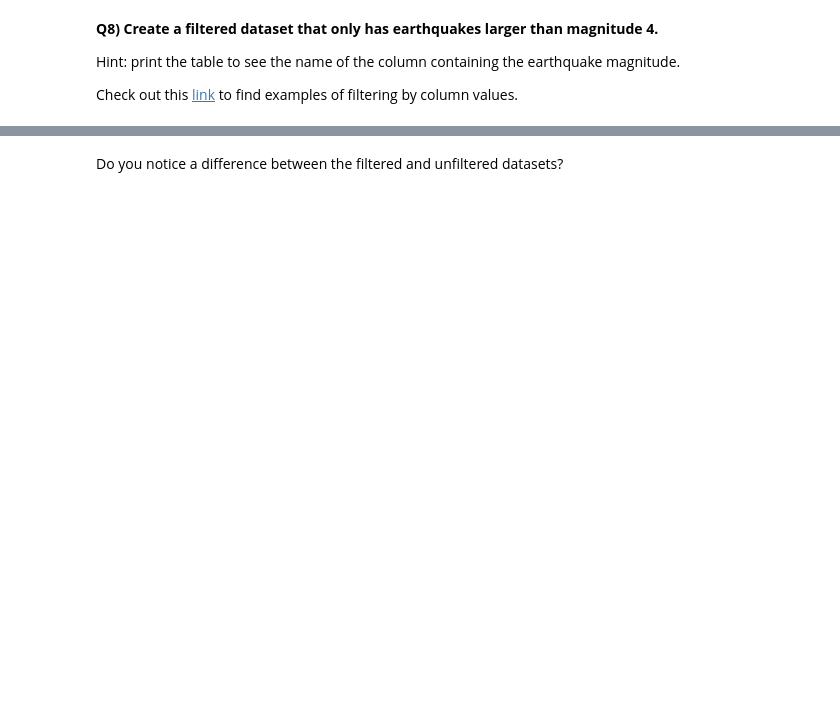
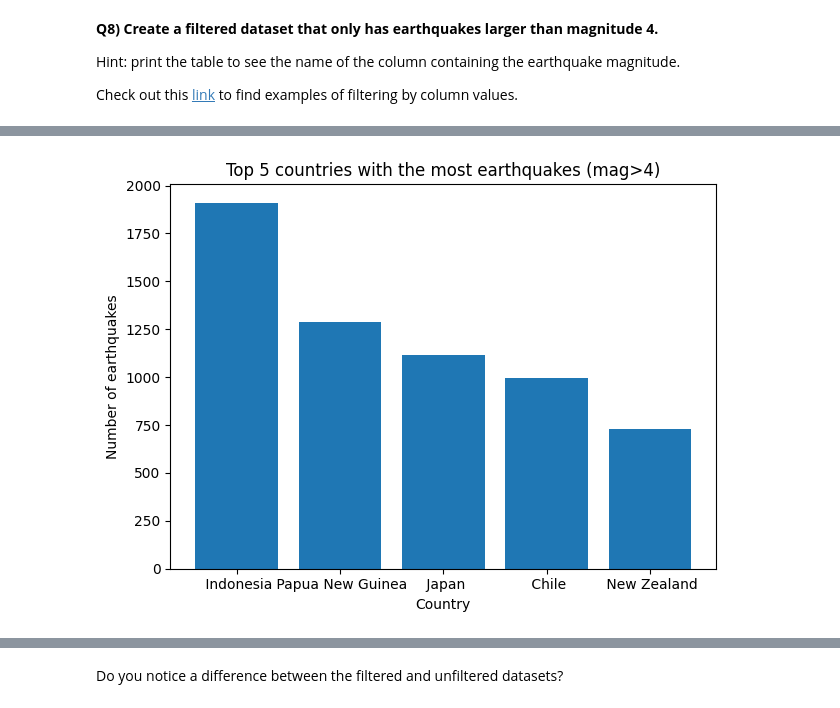
Before and after one commit to fiona-crdt/2026_Intro_Python, a Jupyter notebook: live/part-I/1.5-pandas-environmental-exercises.ipynb, the cells around one changed output, grey strips where cells are left out. Drawn from its saved outputs; the diff is of its cells as text; code cells hidden in the pictures; blank space fills up the shorter version.

```diff
--- a/live/part-I/1.5-pandas-environmental-exercises.ipynb
+++ b/live/part-I/1.5-pandas-environmental-exercises.ipynb
@@ -96,3 +110,5 @@ Check with `.head()` and `.info()` that it worked: `time` and `updated` should n
 Hint: the documentation for `read_csv` is [here](https://pandas.pydata.org/pandas-docs/stable/reference/api/pandas.read_csv.html?highlight=read_csv).
 # %%
 # Re-read the file, then check with head and info that it worked
+df = pd.read_csv(datafile, parse_dates=["time", "updated"], index_col="id")
+df.head()
@@ -121,6 +177,7 @@ Hint 2: you will use `.split()` to extract the country names. The documentation
 can be found [here](https://pandas.pydata.org/pandas-docs/stable/reference/api/pandas.Series.str.split.html?highlight=split#pandas.Series.str.split).
 # %%
 # Extract the state or country, and add it as a new column to the DataFrame called country
+df["country"] = df["place"].str.split(",").str[-1]
 # %% [markdown]
 **Q7) Display each unique value from the new `country` column.**
 
@@ -140,6 +216,7 @@ Check out this [link](https://www.geeksforgeeks.org/ways-to-filter-pandas-datafr
 to find examples of filtering by column values.
 # %%
 # Filter the dataset based on the earthquakes' magnitudes
+df_filtered = df[(df["mag"]>4)]
 # %% [markdown]
 **Q9) Using the filtered dataset (magnitude > 4), count the number of earthquakes whose magnitudes are above 4 [Num 1], and count the number of earthquakes in each country or state [Num 2]. Make a bar chart of Num 2 for the top 5 locations with the most earthquakes.**
 
@@ -161,3 +236,17 @@ and `earthquake_num` (number), and recreate the bar chart below.
+# %%
+# Count the >4 earthquakes, count them per country, then plot the top 5 as a bar chart
+Num1 = df_filtered.count()
+Num2 = df_filtered["country"].value_counts()
+Num2 = Num2.head(5)
+Num2 = pd.DataFrame({"country": Num2.index, "earthquake_num": Num2.values})
+plt.bar(Num2["country"], Num2["earthquake_num"])
+plt.xlabel("Country")
+plt.ylabel("Number of earthquakes")
+plt.title("Top 5 countries with the most earthquakes (mag>4)")
+plt.tight_layout()
+plt.show()
+# %% [output]
+[figure, added]
 # %% [markdown]
 **Q10) Make a histogram for the distribution of the earthquakes' magnitudes.**
 
```
Also changed, not shown: parts of 11 cells of this notebook.
